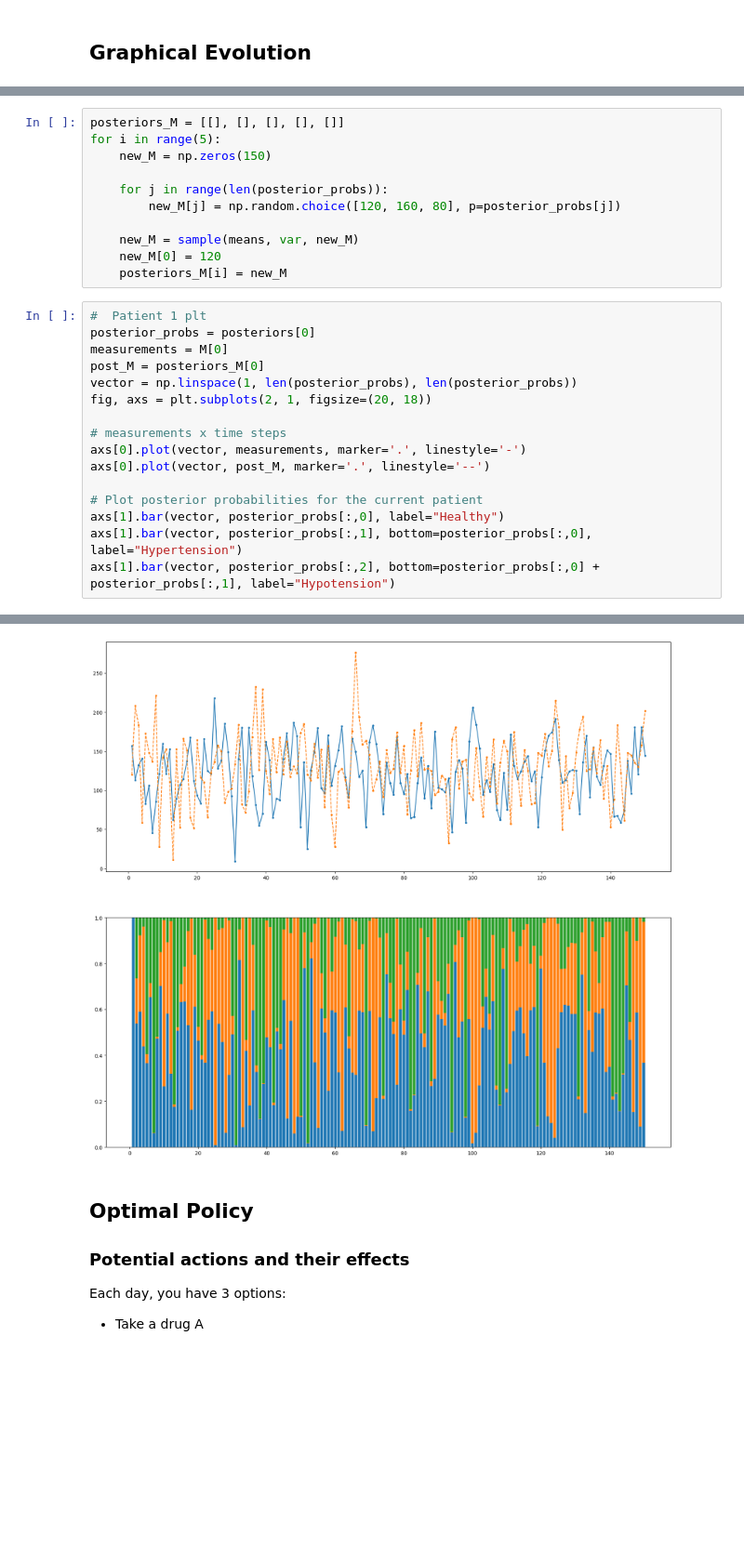
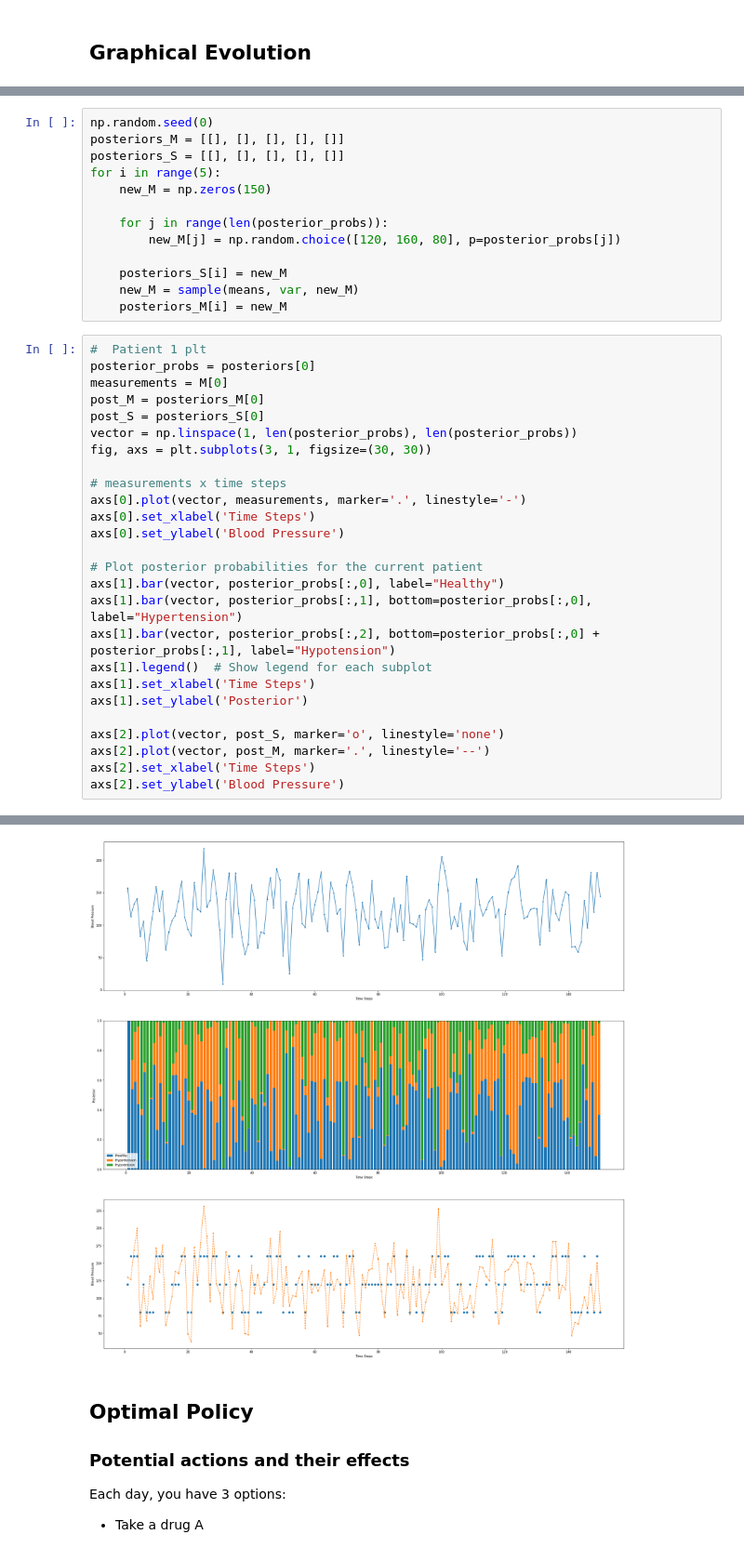
Before and after one commit to GabiYuri/trabalhos-de-ouro, a Jupyter notebook: Project 2 LGBIO/LGBIO2060_Project2.ipynb, the cells around one changed output, grey strips where cells are left out. Shown: that part at 93% size. Saved outputs shown, nothing was run; the diff lists cells and outputs as text; blank space fills up the shorter version.

```diff
--- a/Project 2 LGBIO/LGBIO2060_Project2.ipynb
+++ b/Project 2 LGBIO/LGBIO2060_Project2.ipynb
@@ -255,28 +264,40 @@ plt.show()
 # %%
+np.random.seed(0)
 posteriors_M = [[], [], [], [], []]
+posteriors_S = [[], [], [], [], []]
 for i in range(5):
     new_M = np.zeros(150)
 
     for j in range(len(posterior_probs)):
         new_M[j] = np.random.choice([120, 160, 80], p=posterior_probs[j])
 
+    posteriors_S[i] = new_M
     new_M = sample(means, var, new_M)
-    new_M[0] = 120
     posteriors_M[i] = new_M
 # %%
 #  Patient 1 plt
 posterior_probs = posteriors[0]
 measurements = M[0]
 post_M = posteriors_M[0]
+post_S = posteriors_S[0]
 vector = np.linspace(1, len(posterior_probs), len(posterior_probs))
-fig, axs = plt.subplots(2, 1, figsize=(20, 18))
+fig, axs = plt.subplots(3, 1, figsize=(30, 30))
 
 # measurements x time steps
 axs[0].plot(vector, measurements, marker='.', linestyle='-')
-axs[0].plot(vector, post_M, marker='.', linestyle='--')
+axs[0].set_xlabel('Time Steps')
+axs[0].set_ylabel('Blood Pressure')
 
 # Plot posterior probabilities for the current patient
 axs[1].bar(vector, posterior_probs[:,0], label="Healthy")
 axs[1].bar(vector, posterior_probs[:,1], bottom=posterior_probs[:,0], label="Hypertension")
 axs[1].bar(vector, posterior_probs[:,2], bottom=posterior_probs[:,0] + posterior_probs[:,1], label="Hypotension")
+axs[1].legend()  # Show legend for each subplot
+axs[1].set_xlabel('Time Steps')
+axs[1].set_ylabel('Posterior')
+
+axs[2].plot(vector, post_S, marker='o', linestyle='none')
+axs[2].plot(vector, post_M, marker='.', linestyle='--')
+axs[2].set_xlabel('Time Steps')
+axs[2].set_ylabel('Blood Pressure')
 # %% [output]
@@ -284,4 +305,4 @@ axs[1].bar(vector, posterior_probs[:,2], bottom=posterior_probs[:,0] + posterior
-[figure, old version]
+[figure, new version]
 # %% [markdown]
 ## Optimal Policy
 
```
Also changed, not shown: parts of 15 cells of this notebook.
